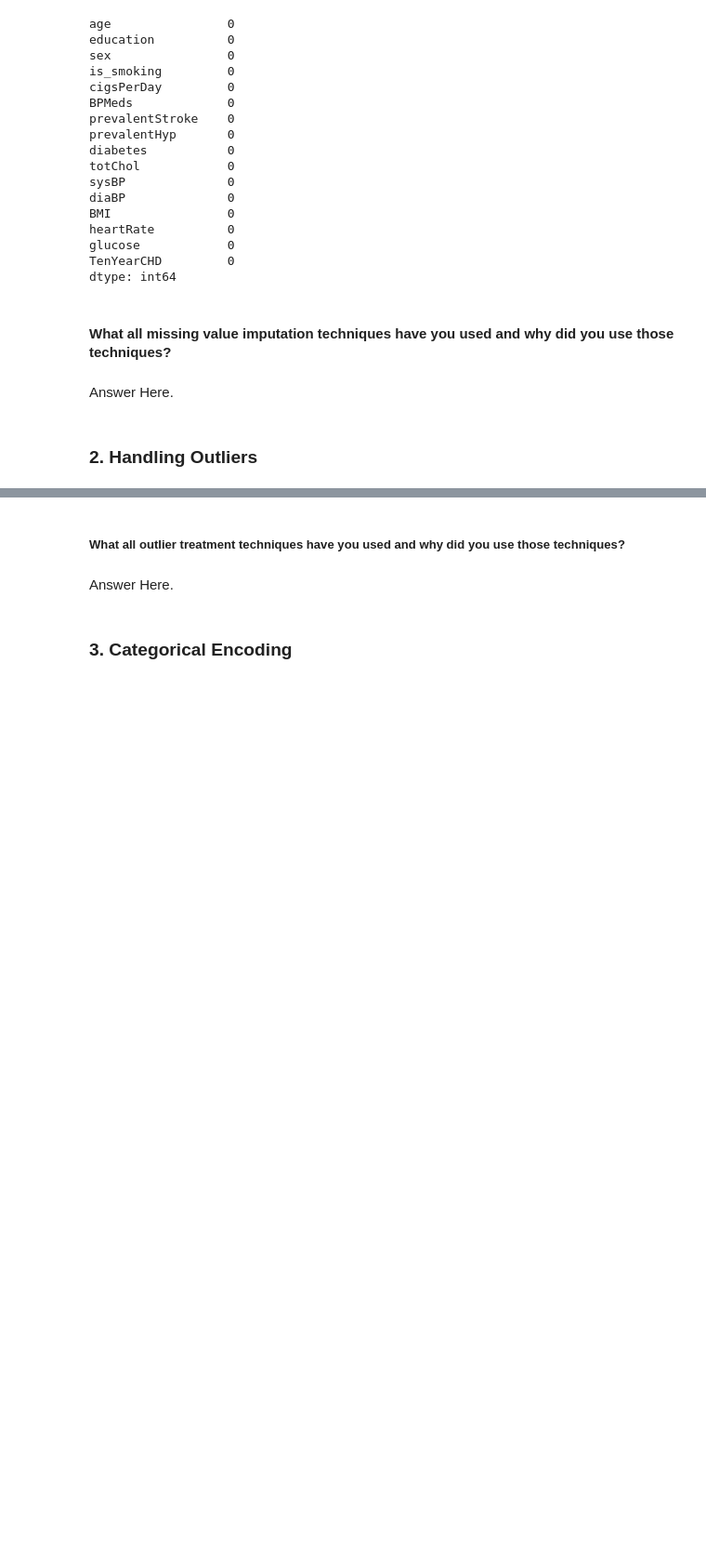
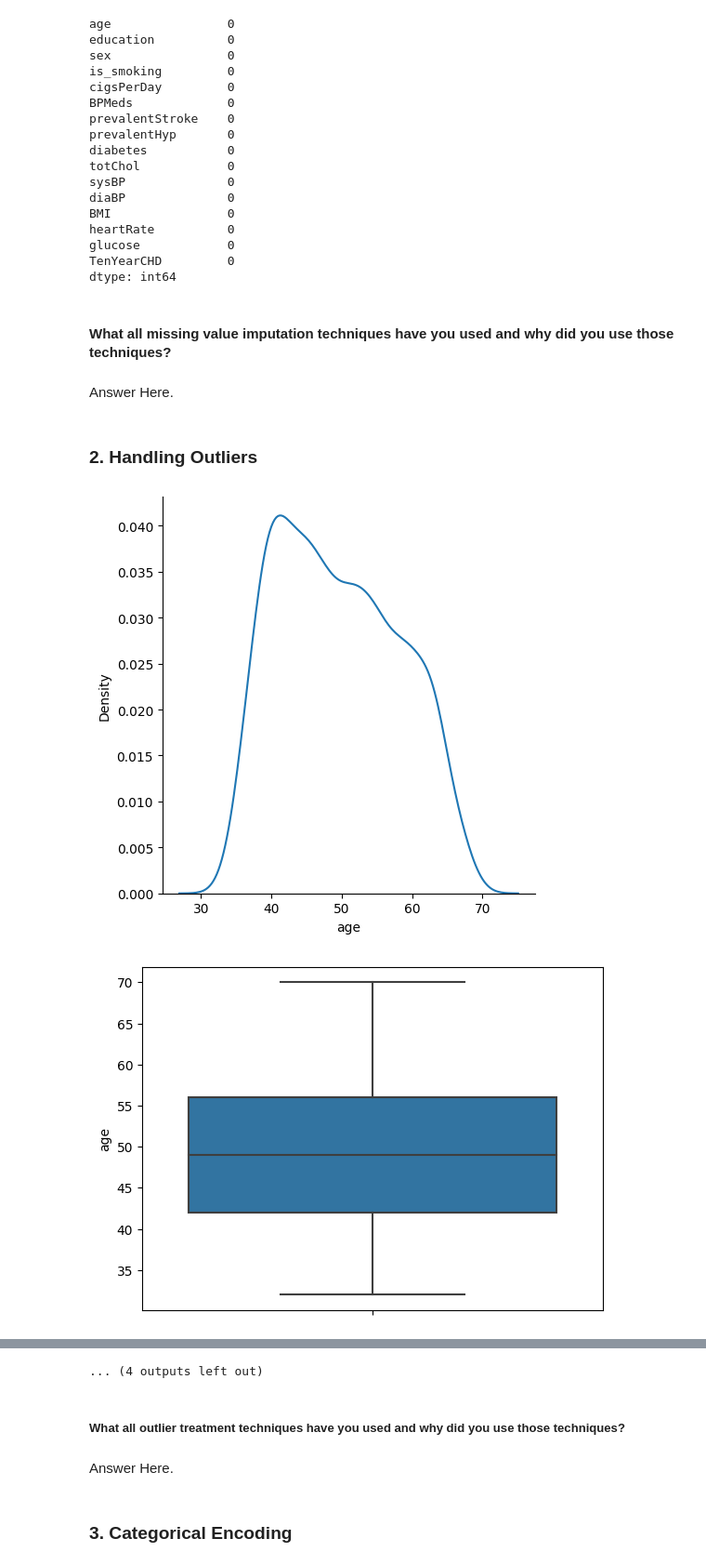
Before and after one commit to apurva-shrivastava/Cardiovascular-Risk-Prediction, a Jupyter notebook: Apurva_Shrivastava_Cardiovascular_Risk_Prediction.ipynb, the cells around one changed output, grey strips where cells are left out. Shown at 93% size. Cells and saved outputs as stored; diff of their text form; code cells hidden in the pictures; blank space fills up the shorter version.

Commit message:
outlier handling implemented

```diff
--- a/Apurva_Shrivastava_Cardiovascular_Risk_Prediction.ipynb
+++ b/Apurva_Shrivastava_Cardiovascular_Risk_Prediction.ipynb
@@ -1114,0 +1113,13 @@ Answer Here.
+# %%
+# Handling Outliers & Outlier treatments
+#Distribution and outlier analysis
+for v in data_visual.select_dtypes(exclude=['object']):
+
+   sns.displot(data=data, x=v, kind="kde")#displot for distribution analysis
+   plt.show()
+
+   sns.boxplot(data=data,y=v)#boxplot for outlier analysis
+   plt.show()
+# %% [output]
+[figure, added]
+[figure, added]
@@ -1114,0 +1136 @@ Answer Here.
+... (4 outputs left out)
```
Also changed, not shown: parts of 5 cells of this notebook.
